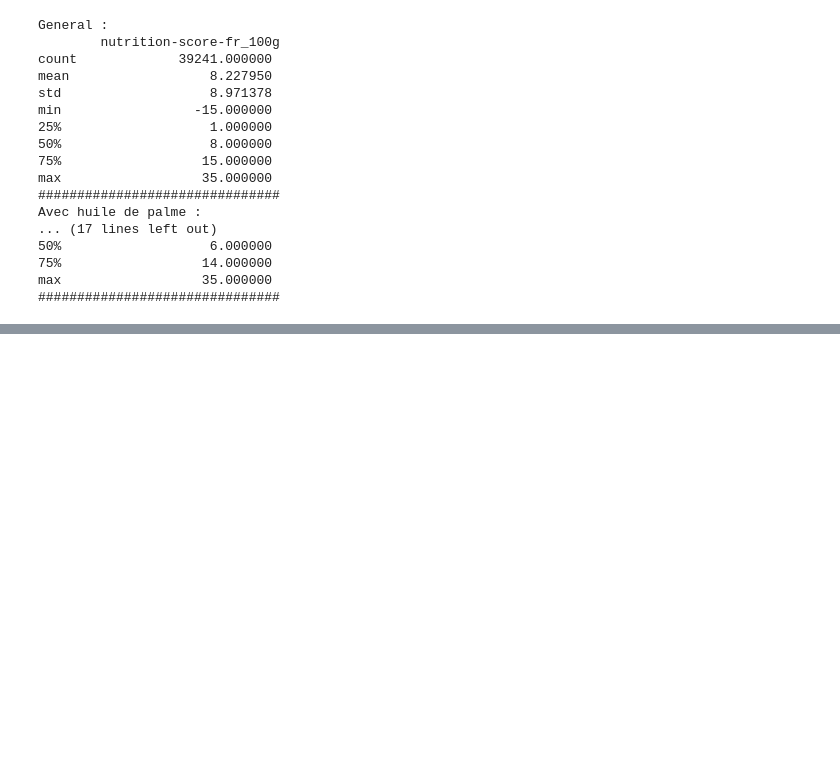
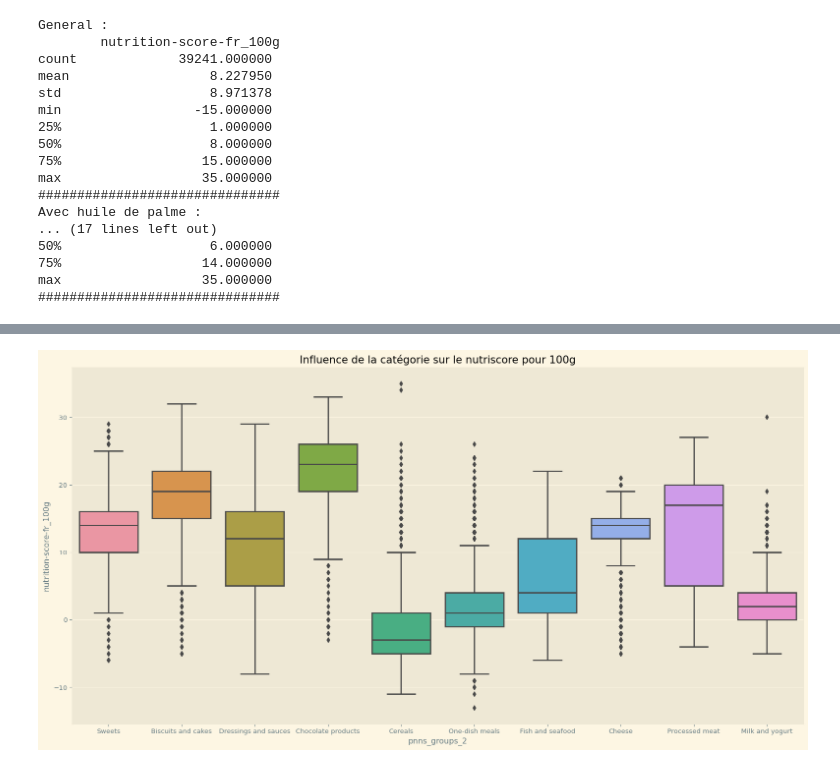
Before and after one commit to Psemp/ds_project_3, a Jupyter notebook: exploratory_analysis.ipynb, the cells around one changed output, grey strips where cells are left out. Saved outputs shown, nothing was run; the diff lists cells and outputs as text; code cells hidden in the pictures; blank space fills up the shorter version.

```diff
--- a/exploratory_analysis.ipynb
+++ b/exploratory_analysis.ipynb
@@ -444,0 +467,19 @@ F_onewayResult(statistic=array([269.82391447]), pvalue=array([6.28481857e-60]))
+# %%
+pnns_2_groups = list(df_off["pnns_groups_2"].unique())
+pnns_2_groups.remove("unknown")
+pnns_2 = []
+
+for group in pnns_2_groups:
+    pnns_2.append((group, len(df_off[df_off["pnns_groups_2"] == group])))
+
+pnns_2.sort(key=lambda tup: tup[1], reverse=True)
+top_10_by_pop = pnns_2[:10]
+top_10_by_pop = [group[0] for group in top_10_by_pop]
+pnns_2_df = df_off[df_off["pnns_groups_2"].isin(top_10_by_pop)][["pnns_groups_2", "nutrition-score-fr_100g"]]
+
+fig, ax = plt.subplots(nrows=1, ncols=1, figsize=(20, 10), dpi=96)
+ax = sns.boxplot(x="pnns_groups_2", y="nutrition-score-fr_100g", data=pnns_2_df)
+ax.set_title("Influence de la catégorie sur le nutriscore pour 100g")
+plt.show()
+# %% [output]
+[figure, added]
```
Also changed, not shown: parts of 19 cells of this notebook, 4 other files.
